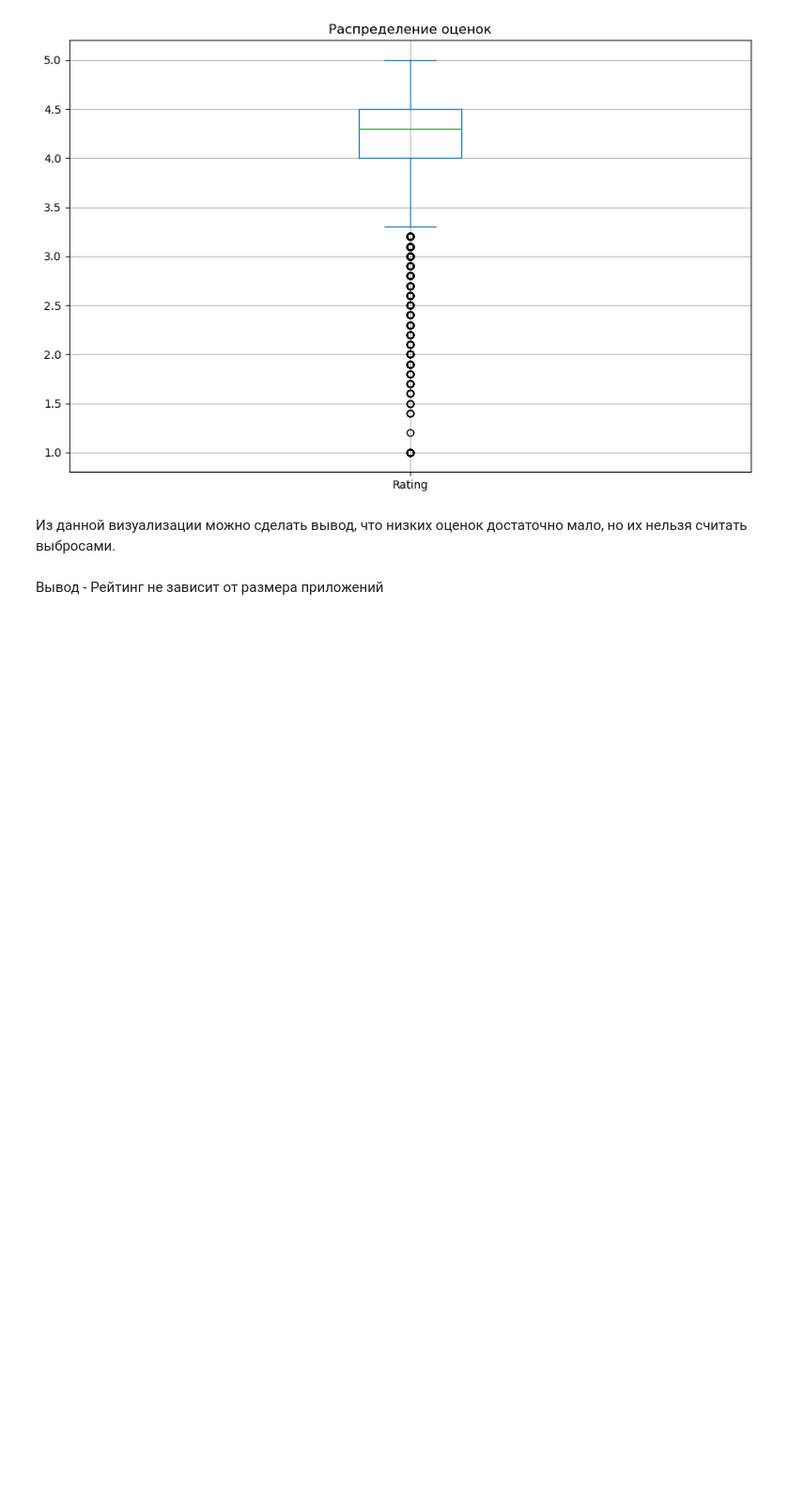
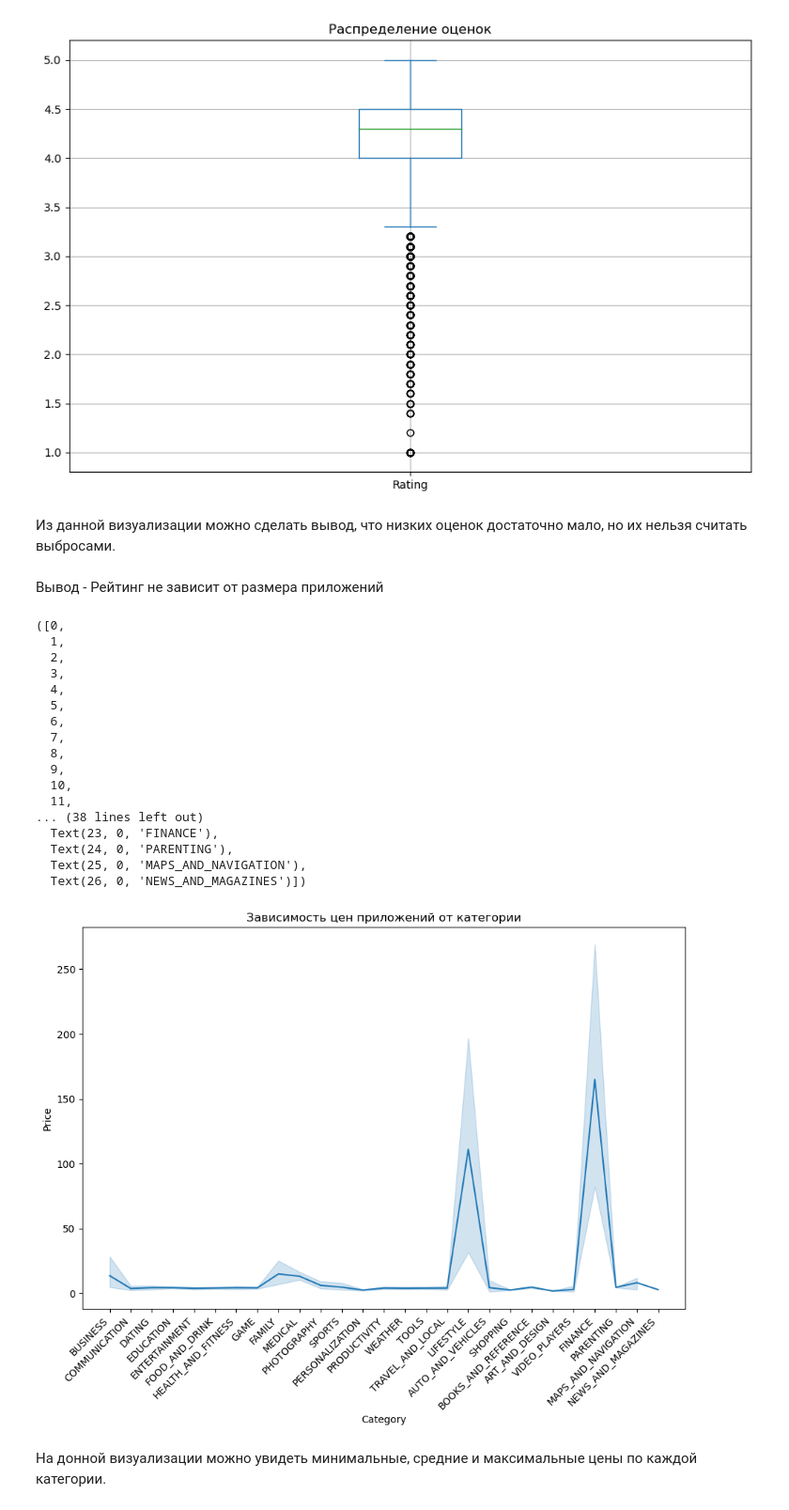
Before and after one commit to Virvin777/Netology-DZ, a Jupyter notebook: DZ_bar.ipynb, the cells around one changed output. Shown at 94% size. Saved outputs shown, nothing was run; the diff lists cells and outputs as text; code cells hidden in the pictures; blank space fills up the shorter version.

```diff
--- a/DZ_bar.ipynb
+++ b/DZ_bar.ipynb
@@ -169,3 +169,27 @@ fig.update_traces(quartilemethod="inclusive")
 fig.show()
 # %% [markdown]
 Вывод - Рейтинг не зависит от размера приложений
+# %%
+sns.lineplot(data=paid_prog, x="Category", y="Price").set_title('Зависимость цен приложений от категории')
+plt.xticks(rotation=45, ha='right')
+# %% [output]
+([0,
+  1,
+  2,
+  3,
+  4,
+  5,
+  6,
+  7,
+  8,
+  9,
+  10,
+  11,
+... (38 lines left out)
+  Text(23, 0, 'FINANCE'),
+  Text(24, 0, 'PARENTING'),
+  Text(25, 0, 'MAPS_AND_NAVIGATION'),
+  Text(26, 0, 'NEWS_AND_MAGAZINES')])
+[figure, added]
+# %% [markdown]
+На донной визуализации можно увидеть минимальные, средние и максимальные цены по каждой категории.
```
